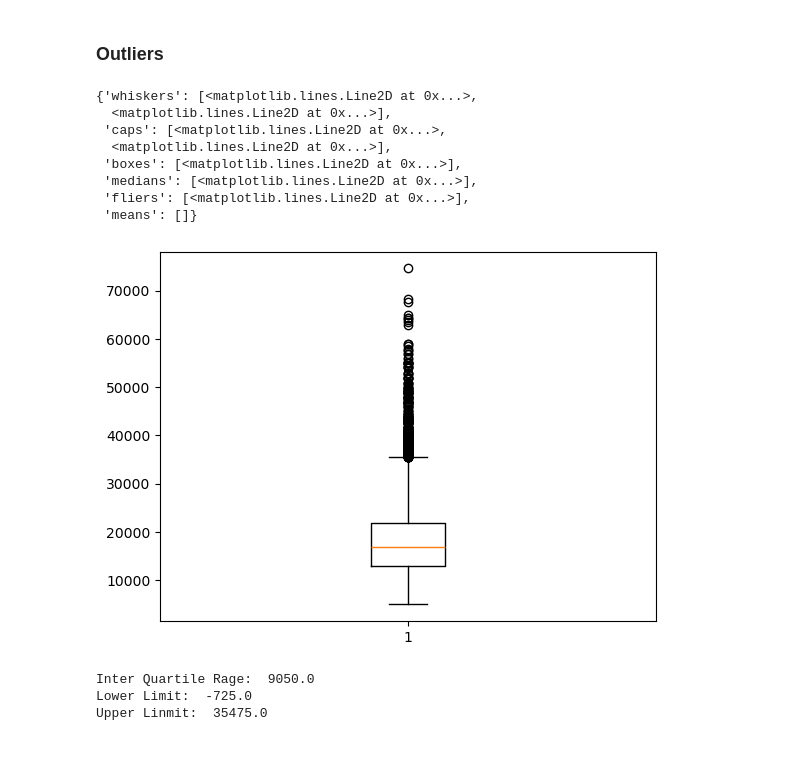
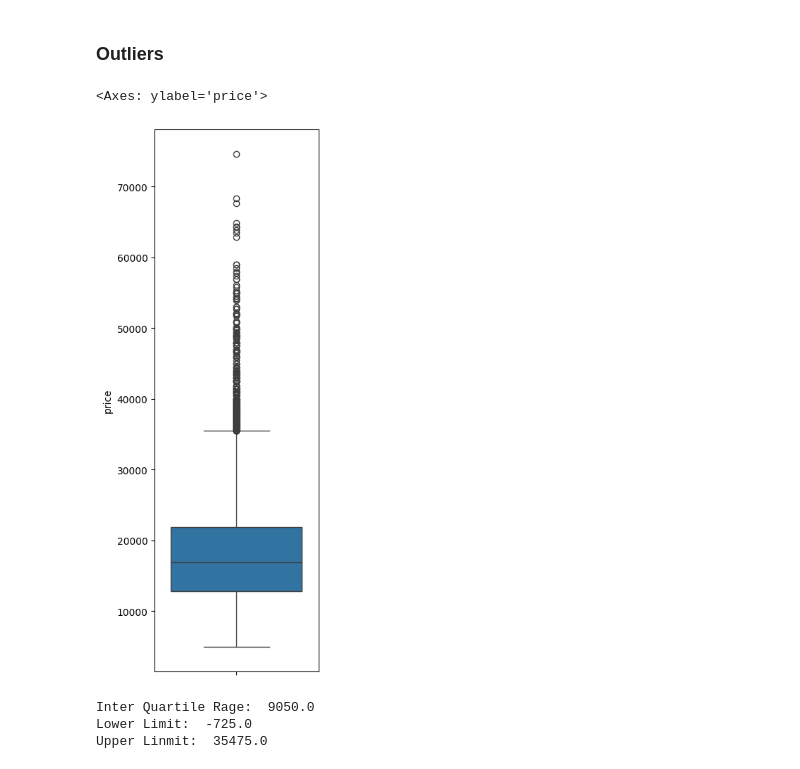
Before and after one commit to yatesmac/car_price_prediction, a Jupyter notebook: notebooks/data_exploration.ipynb, the cells around one changed output. Saved outputs shown, nothing was run; the diff lists cells and outputs as text; code cells hidden in the pictures.

```diff
--- a/notebooks/data_exploration.ipynb
+++ b/notebooks/data_exploration.ipynb
@@ -277,17 +326,11 @@ Name: price, dtype: float64
 ### Outliers
 # %%
 # Plot outliers
-plt.boxplot(df['price'])
+plt.figure(figsize=(3,10))
+sns.boxplot(df['price'])
 # %% [output]
-{'whiskers': [<matplotlib.lines.Line2D at 0x...>,
-  <matplotlib.lines.Line2D at 0x...>],
- 'caps': [<matplotlib.lines.Line2D at 0x...>,
-  <matplotlib.lines.Line2D at 0x...>],
- 'boxes': [<matplotlib.lines.Line2D at 0x...>],
- 'medians': [<matplotlib.lines.Line2D at 0x...>],
- 'fliers': [<matplotlib.lines.Line2D at 0x...>],
- 'means': []}
+<Axes: ylabel='price'>
-[figure, old version]
+[figure, new version]
 # %%
 '''Detect and Remove Outliers using Inter Quartile Range'''
 
```
Also changed, not shown: parts of 11 cells of this notebook, 4 other files.
